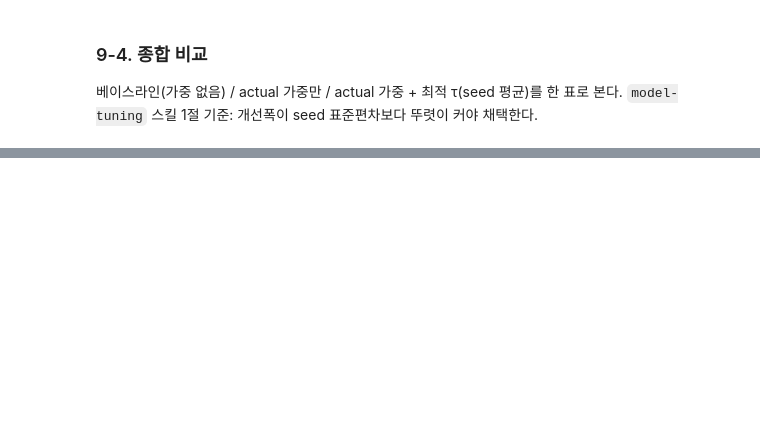
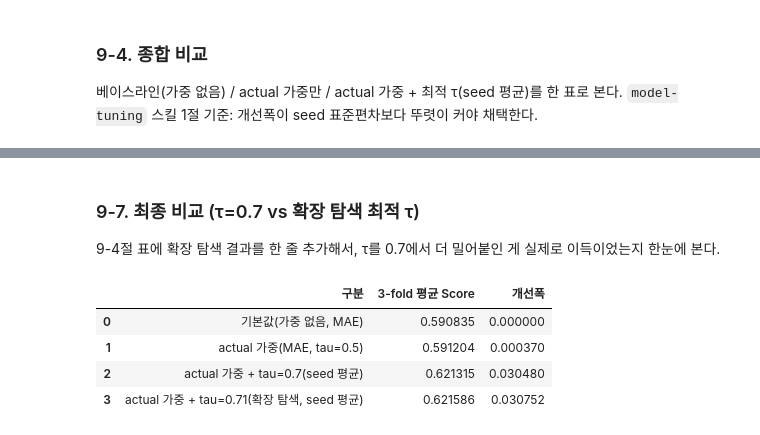
Before and after one commit to cms6090/wind_forecast, a Jupyter notebook: notebooks/05_tuning.ipynb, the cells around one changed output, grey strips where cells are left out. Cells and saved outputs as stored; diff of their text form; code cells hidden in the pictures; blank space fills up the shorter version.

```diff
--- a/notebooks/05_tuning.ipynb
+++ b/notebooks/05_tuning.ipynb
@@ -450,0 +557,20 @@ loss_comparison_df
+# %% [markdown]
+### 9-7. 최종 비교 (τ=0.7 vs 확장 탐색 최적 τ)
+
+9-4절 표에 확장 탐색 결과를 한 줄 추가해서, τ를 0.7에서 더 밀어붙인 게 실제로 이득이었는지 한눈에 본다.
+# %%
+loss_comparison_final_df = pd.concat([
+    loss_comparison_df,
+    pd.DataFrame({
+        "구분": [f"actual 가중 + tau={best_tau_ext}(확장 탐색, seed 평균)"],
+        "3-fold 평균 Score": [tau_ext_seed_mean],
+    }),
+], ignore_index=True)
+loss_comparison_final_df["개선폭"] = loss_comparison_final_df["3-fold 평균 Score"] - baseline_mean
+loss_comparison_final_df
+# %% [output]
+|  | 구분 | 3-fold 평균 Score | 개선폭 |
+| 0 | 기본값(가중 없음, MAE) | 0.590835 | 0.000000 |
+| 1 | actual 가중(MAE, tau=0.5) | 0.591204 | 0.000370 |
+| 2 | actual 가중 + tau=0.7(seed 평균) | 0.621315 | 0.030480 |
+| 3 | actual 가중 + tau=0.71(확장 탐색, seed 평균) | 0.621586 | 0.030752 |
```
Also changed, not shown: parts of 33 cells of this notebook, 2 other files.
